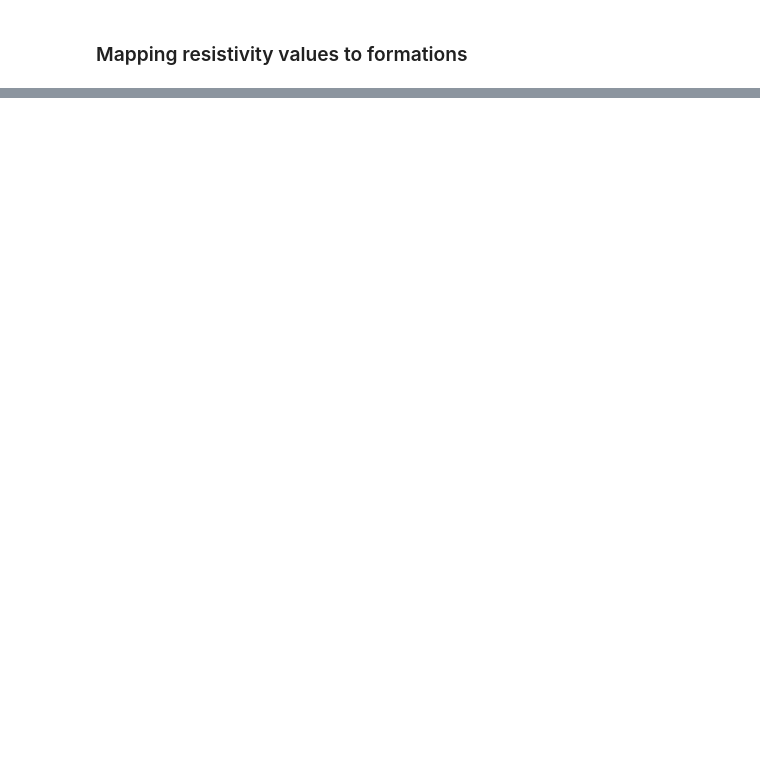
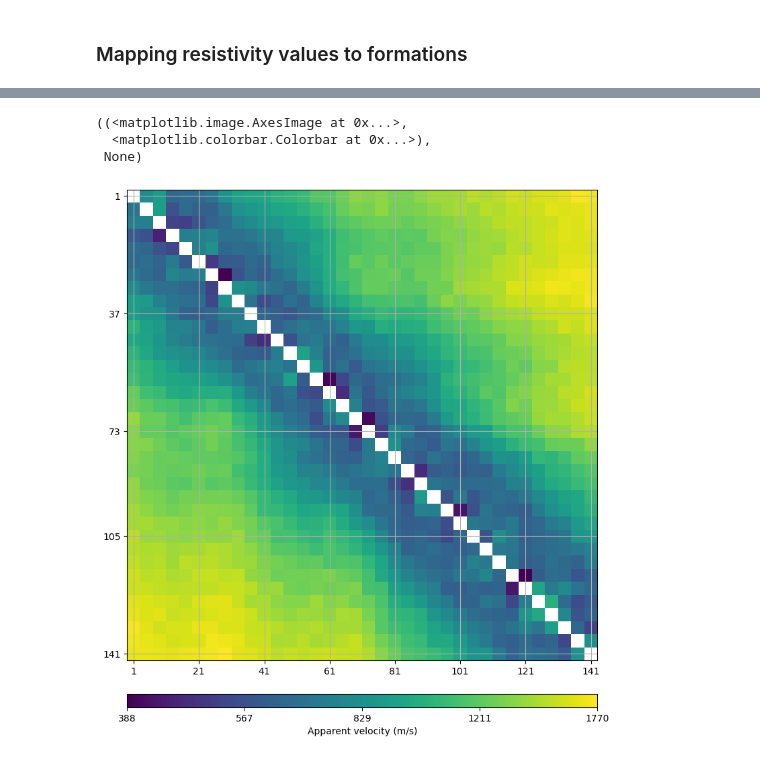
Before and after one commit to ZiegAnt/ResearchModule, a Jupyter notebook: RM_pygimli_computations.ipynb, the cells around one changed output, grey strips where cells are left out. Cells and saved outputs as stored; diff of their text form; code cells hidden in the pictures; blank space fills up the shorter version.

```diff
--- a/RM_pygimli_computations.ipynb
+++ b/RM_pygimli_computations.ipynb
@@ -105,0 +192,18 @@ home/halbm/gimli/gimli/core/src/vector.h:584            const ValueType& GIMLI::
+# %%
+# Assign velocity to nodes
+vp = np.array(geom_mesh.cellMarkers())
+vp[vp == vmap[0][0]] = vmap[0][1]
+vp[vp == vmap[1][0]] = vmap[1][1]
+vp[vp == vmap[2][0]] = vmap[2][1]
+vp[vp == vmap[3][0]] = vmap[3][1]
+vp[vp == vmap[4][0]] = vmap[4][1]
+
+# Simulating data
+mgr = TravelTimeManager()
+data = mgr.simulate(slowness=1.0 / vp, scheme=SRT_scheme, mesh=geom_mesh,
+                    noiseLevel=SRT.noiselev, noiseAbs=SRT.noiseabs, seed=seed_val,
+                    verbose=True)
+
+# Insecting data
+mgr.showData(data)
+# %% [output]
@@ -105,0 +211,4 @@ home/halbm/gimli/gimli/core/src/vector.h:584            const ValueType& GIMLI::
+((<matplotlib.image.AxesImage at 0x...>,
+  <matplotlib.colorbar.Colorbar at 0x...>),
+ None)
+[figure, added]
```
Also changed, not shown: parts of 15 cells of this notebook, 6 other files.
